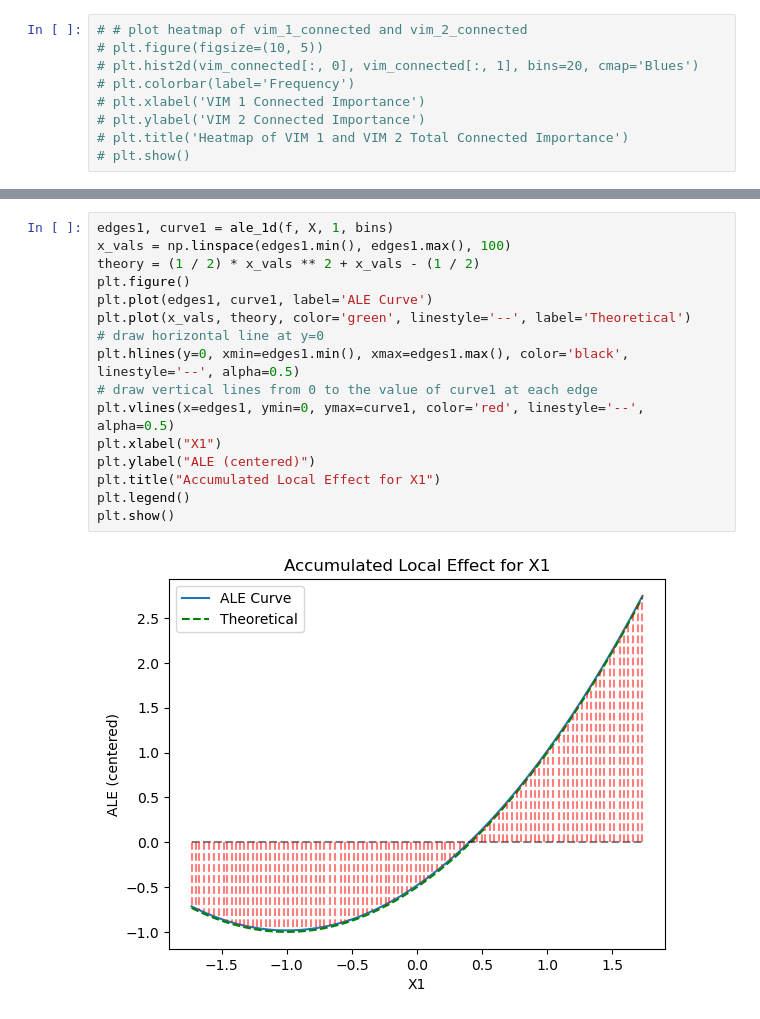
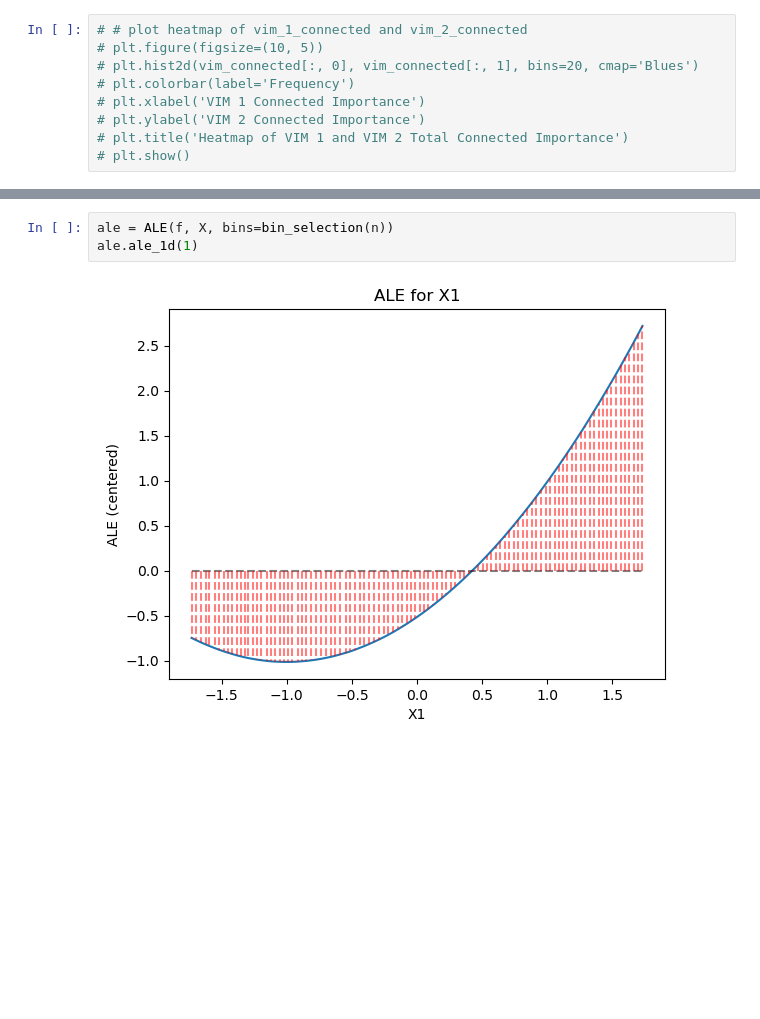
Before and after one commit to dawsonren/ExplainableML, a Jupyter notebook: examine.ipynb, the cells around one changed output, grey strips where cells are left out. Saved outputs shown, nothing was run; the diff lists cells and outputs as text; blank space fills up the shorter version.

```diff
--- a/examine.ipynb
+++ b/examine.ipynb
@@ -163,19 +134,6 @@ plt.show()
 # %%
-edges1, curve1 = ale_1d(f, X, 1, bins)
-x_vals = np.linspace(edges1.min(), edges1.max(), 100)
-theory = (1 / 2) * x_vals ** 2 + x_vals - (1 / 2)
-plt.figure()
-plt.plot(edges1, curve1, label='ALE Curve')
-plt.plot(x_vals, theory, color='green', linestyle='--', label='Theoretical')
-# draw horizontal line at y=0
-plt.hlines(y=0, xmin=edges1.min(), xmax=edges1.max(), color='black', linestyle='--', alpha=0.5)
-# draw vertical lines from 0 to the value of curve1 at each edge
-plt.vlines(x=edges1, ymin=0, ymax=curve1, color='red', linestyle='--', alpha=0.5)
-plt.xlabel("X1")
-plt.ylabel("ALE (centered)")
-plt.title("Accumulated Local Effect for X1")
-plt.legend()
-plt.show()
+ale = ALE(f, X, bins=bin_selection(n))
+ale.ale_1d(1)
 # %% [output]
-[figure, old version]
+[figure, new version]
 # %%
```
Also changed, not shown: parts of 9 cells of this notebook, 16 other files.
